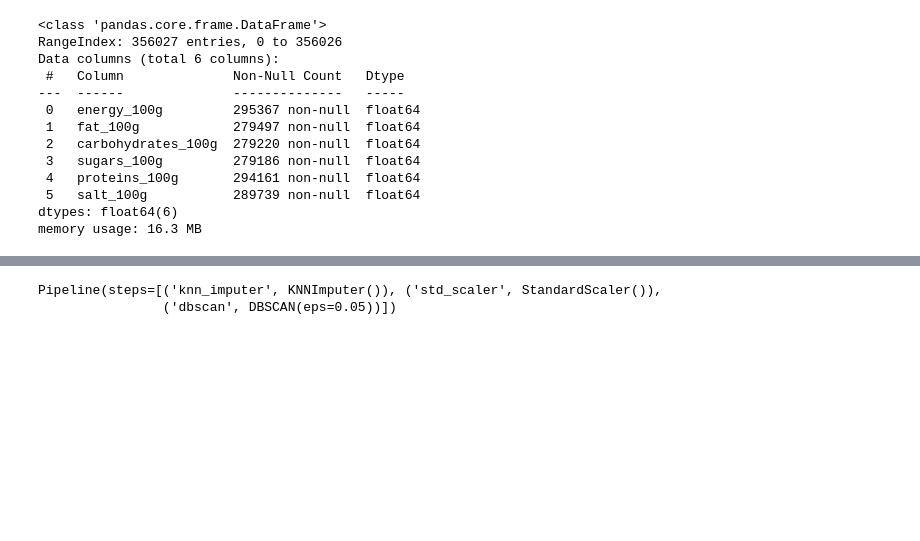
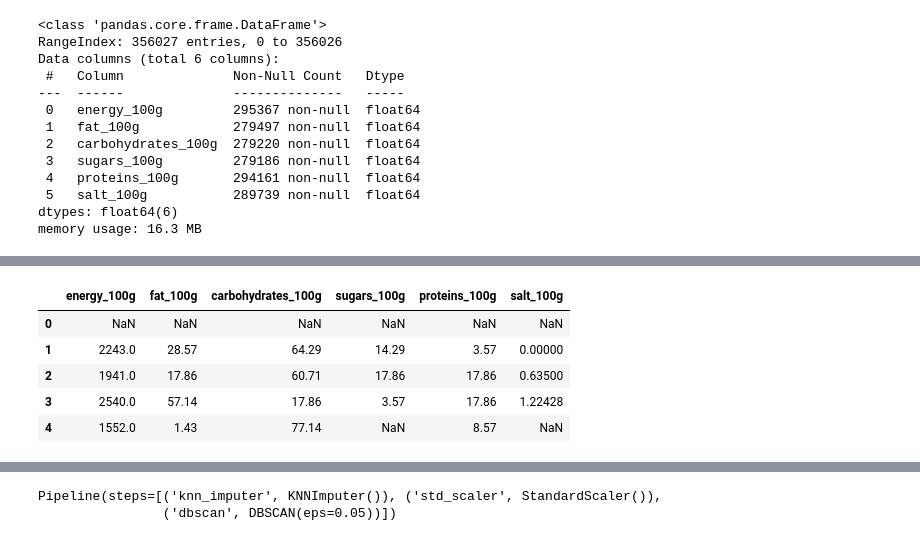
Before and after one commit to bastrob/TP_OPENFOODFACT_YNOV, a Jupyter notebook: Untitled.ipynb, the cells around one changed output, grey strips where cells are left out. Saved outputs shown, nothing was run; the diff lists cells and outputs as text; code cells hidden in the pictures; blank space fills up the shorter version.

```diff
--- a/Untitled.ipynb
+++ b/Untitled.ipynb
@@ -750,0 +719,16 @@ memory usage: 16.3 MB
+# %%
+attr_adder = o.OutliersDetection()
+test = attr_adder.transform(tt.values)
+# %%
+housing_extra_attribs = pd.DataFrame(
+    test,
+    columns=list(tt.columns),
+    index=tt.index)
+housing_extra_attribs.head()
+# %% [output]
+|  | energy_100g | fat_100g | carbohydrates_100g | sugars_100g | proteins_100g | salt_100g |
+| 0 | NaN | NaN | NaN | NaN | NaN | NaN |
+| 1 | 2243.0 | 28.57 | 64.29 | 14.29 | 3.57 | 0.00000 |
+| 2 | 1941.0 | 17.86 | 60.71 | 17.86 | 17.86 | 0.63500 |
+| 3 | 2540.0 | 57.14 | 17.86 | 3.57 | 17.86 | 1.22428 |
+| 4 | 1552.0 | 1.43 | 77.14 | NaN | 8.57 | NaN |
```
Also changed, not shown: parts of 47 cells of this notebook, 2 other files.
